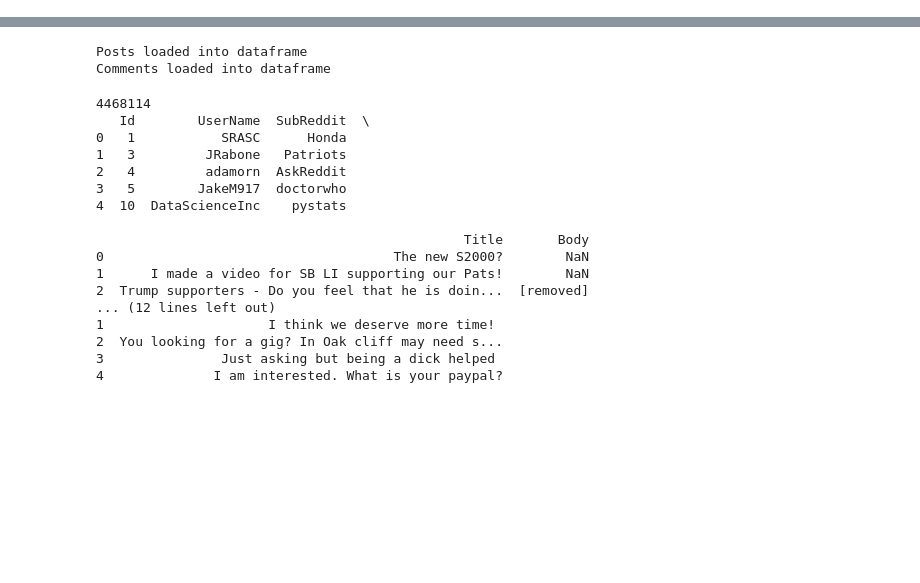
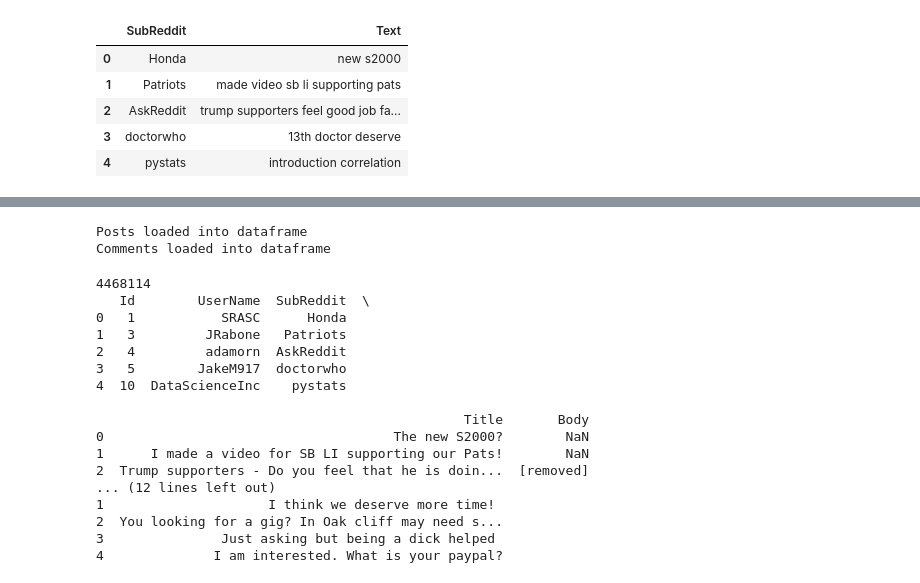
Before and after one commit to rosset14/DAC_reddit, a Jupyter notebook: Clustering Reddit.ipynb, the cells around one changed output, grey strips where cells are left out. Saved outputs shown, nothing was run; the diff lists cells and outputs as text; code cells hidden in the pictures; blank space fills up the shorter version.

```diff
--- a/Clustering Reddit.ipynb
+++ b/Clustering Reddit.ipynb
@@ -22,0 +98,7 @@ from scipy.sparse import dok_matrix, csc_matrix
+# %%
+# Ouverture des données - Commentaires
+df_comments=pd.read_csv("data/reddit_comments.csv",sep=";", names=['Id','UserName','SubReddit','Text'], header=None)
+df_comments=df_comments.drop(['Id','UserName'], axis=1)
+df_comments.SubReddit=df_comments.SubReddit.astype('category')
+print(df_comments.head())
+print(f"Comments shape : {df_comments.shape}, taille en mémoire : {convert_bytes(sys.getsizeof(df_comments))}")
@@ -22,0 +113,6 @@ from scipy.sparse import dok_matrix, csc_matrix
+# %%
+# Fusion des deux dataframes
+df_dataset=pd.concat([df_posts, df_comments])
+del df_posts, df_comments # On libère la mémoire
+print(df_dataset.head())
+print(f"Full Dataset shape : {df_dataset.shape}, taille en mémoire : {convert_bytes(sys.getsizeof(df_dataset))}")
@@ -22,0 +127,9 @@ from scipy.sparse import dok_matrix, csc_matrix
+# %%
+# Tokenization des textes
+df_dataset.Text=df_dataset.Text.fillna("")
+df_dataset.Text=df_dataset.Text.str.replace(r"http\S+", "")
+df_dataset.Text=df_dataset.Text.str.replace(r"\[.*\]","")
+df_dataset.Text=df_dataset.Text.str.replace("NaN","")
+df_dataset.Text=df_dataset.Text.str.replace(r"@\S+", "")
+df_dataset.Text=df_dataset.Text.str.replace(r"\W+", " ")
+df_dataset.Text=df_dataset.Text.str.lower()
@@ -22,0 +147,4 @@ from scipy.sparse import dok_matrix, csc_matrix
+# %%
+# Filtrage à partir des stop words
+stop_words = set(nltk.corpus.stopwords.words('english'))
+df_dataset.Text=df_dataset.Text.apply(lambda l: " ".join([w for w in l.split(" ") if w not in stop_words]))
@@ -22,0 +162,14 @@ from scipy.sparse import dok_matrix, csc_matrix
+# %%
+# Enregistrement du dataset
+df_dataset.to_csv("df_dataset.csv")
+#df_dataset=pd.read_csv("df_dataset.csv")
+#df_dataset= df_dataset.drop(['Unnamed: 0'], axis=1)
+#df_dataset.Text=df_dataset.Text.apply(lambda x: "" if pd.isnull(x) else x)
+#df_dataset.head()
+# %% [output]
+|  | SubReddit | Text |
+| 0 | Honda | new s2000 |
+| 1 | Patriots | made video sb li supporting pats |
+| 2 | AskReddit | trump supporters feel good job fa... |
+| 3 | doctorwho | 13th doctor deserve |
+| 4 | pystats | introduction correlation |
```
Also changed, not shown: parts of 33 cells of this notebook, 3 other files.
